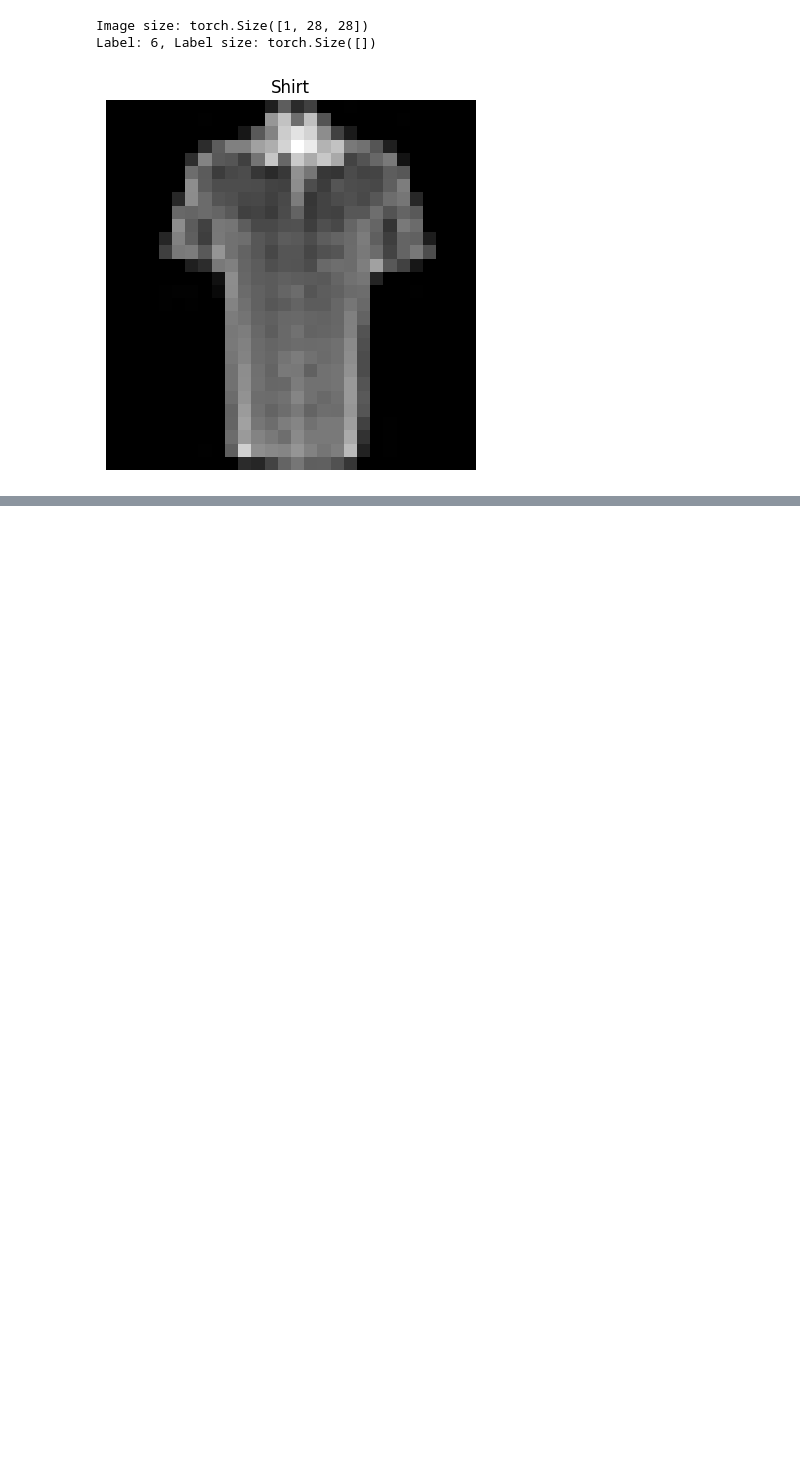
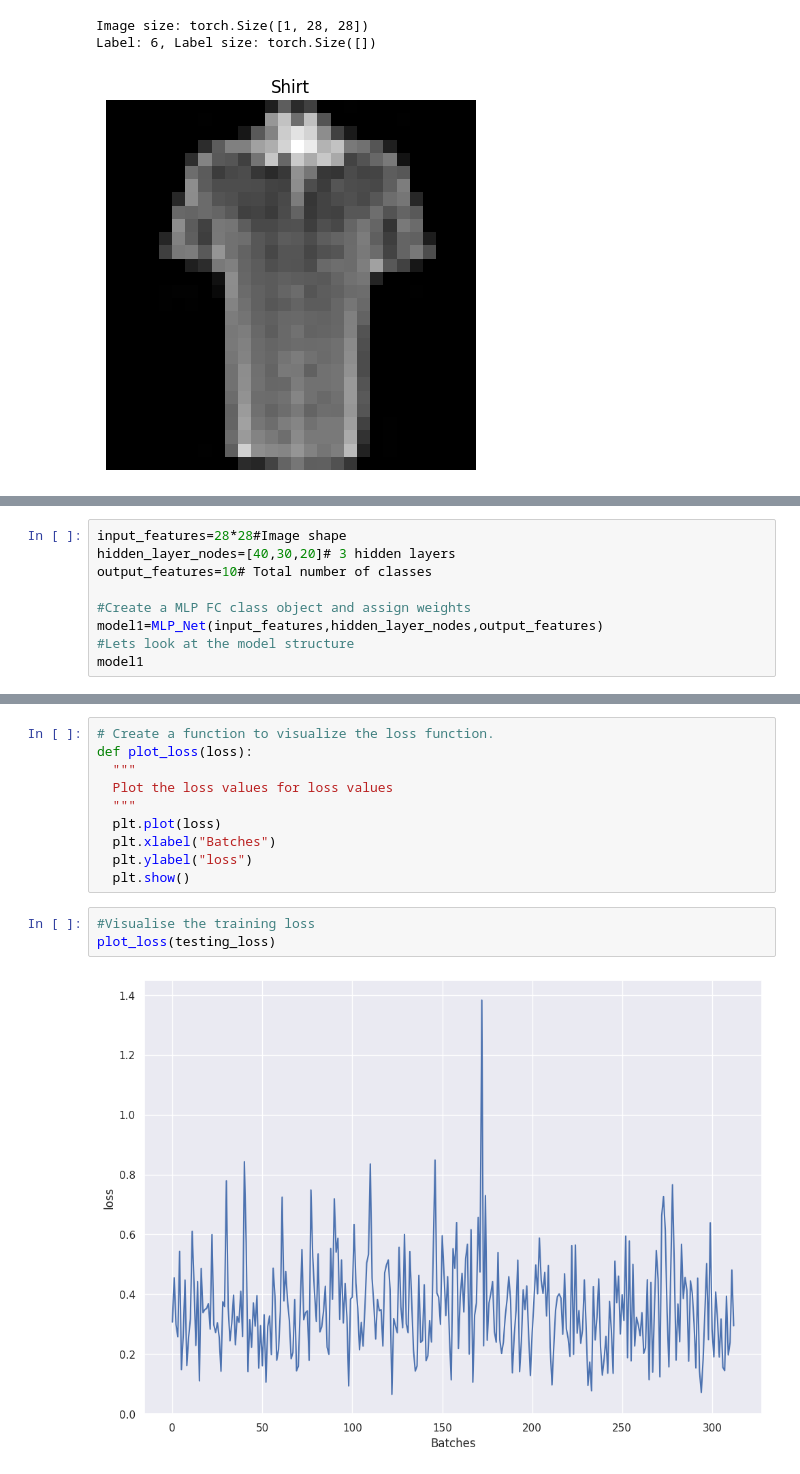
Before and after one commit to Sunday-Okey/Computer_Vision_Project, a Jupyter notebook: Computer_Vision.ipynb, the cells around one changed output, grey strips where cells are left out. Cells and saved outputs as stored; diff of their text form; blank space fills up the shorter version.

```diff
--- a/Computer_Vision.ipynb
+++ b/Computer_Vision.ipynb
@@ -226,0 +300,9 @@ Label: 6, Label size: torch.Size([])
+# %%
+input_features=28*28#Image shape
+hidden_layer_nodes=[40,30,20]# 3 hidden layers
+output_features=10# Total number of classes
+
+#Create a MLP FC class object and assign weights
+model1=MLP_Net(input_features,hidden_layer_nodes,output_features)
+#Lets look at the model structure
+model1
@@ -226,0 +464,15 @@ Label: 6, Label size: torch.Size([])
+# %%
+# Create a function to visualize the loss function.
+def plot_loss(loss):
+  """
+  Plot the loss values for loss values
+  """
+  plt.plot(loss)
+  plt.xlabel("Batches")
+  plt.ylabel("loss")
+  plt.show()
+# %%
+#Visualise the training loss
+plot_loss(testing_loss)
+# %% [output]
+[figure, added]
```
Also changed, not shown: parts of 15 cells of this notebook, 1 other file.
